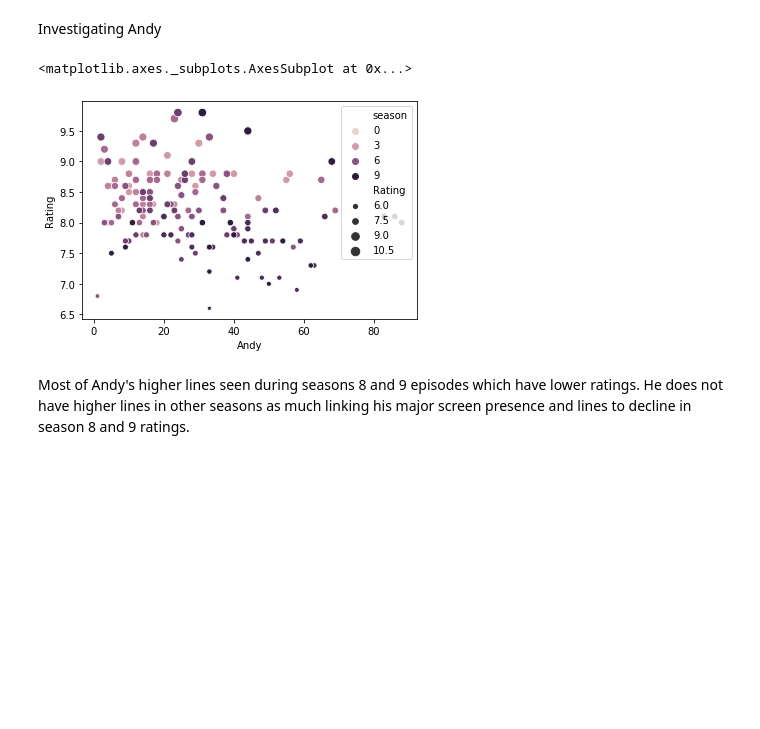
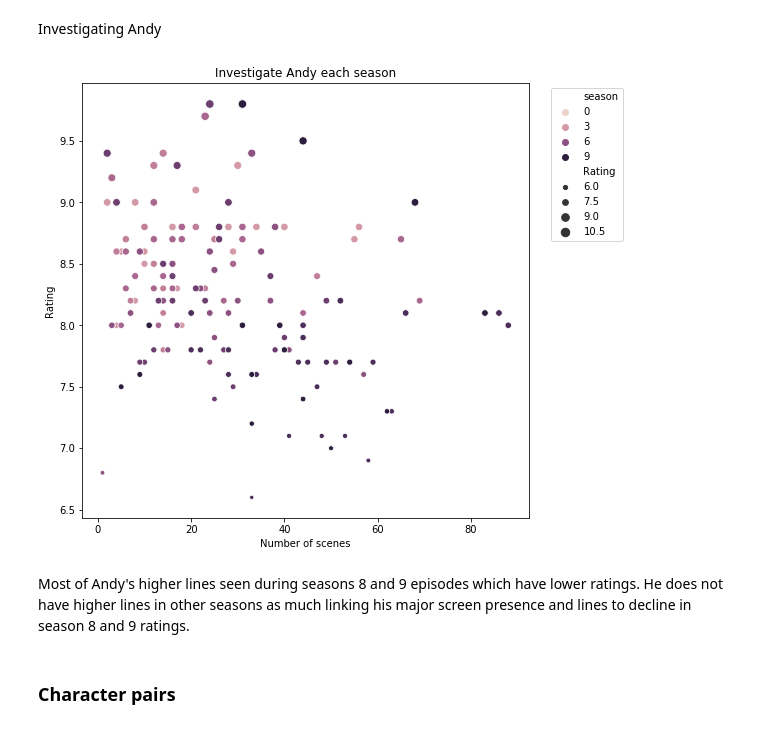
Before and after one commit to rameez471/The-Office-Dataset, a Jupyter notebook: EDA.ipynb, the cells around one changed output. Cells and saved outputs as stored; diff of their text form; code cells hidden in the pictures; blank space fills up the shorter version.

```diff
--- a/EDA.ipynb
+++ b/EDA.ipynb
@@ -1659,10 +1659,18 @@ Investigating Andy
 # %%
 andy = pd.concat([df_char_t,df_ep],axis=1)
 andy = andy.groupby(andy.columns, axis=1).agg(np.max)
-# %%
-sns.scatterplot(x='Andy',y='Rating',hue='season',size='Rating',data=andy)
-# %% [output]
-<matplotlib.axes._subplots.AxesSubplot at 0x...>
-[figure, removed]
+# %%
+plt.figure(figsize=(8,8))
+sns.scatterplot(x='Andy',y='Rating',hue='season',size='Rating',data=andy)
+plt.title('Investigate Andy each season')
+plt.xlabel('Number of scenes')
+plt.ylabel('Rating')
+plt.legend(bbox_to_anchor=(1.04,1),loc='upper left')
+plt.savefig('./Visualizations/Investigate Andy per season.png')
+plt.show()
+# %% [output]
+[figure, added]
 # %% [markdown]
 Most of Andy's higher lines seen during seasons 8 and 9 episodes which have lower ratings. He does not have higher lines in other seasons as much linking his major screen presence and lines to decline in season 8 and 9 ratings.
+# %% [markdown]
+### Character pairs
```
Also changed, not shown: parts of 10 cells of this notebook, 2 other files.
